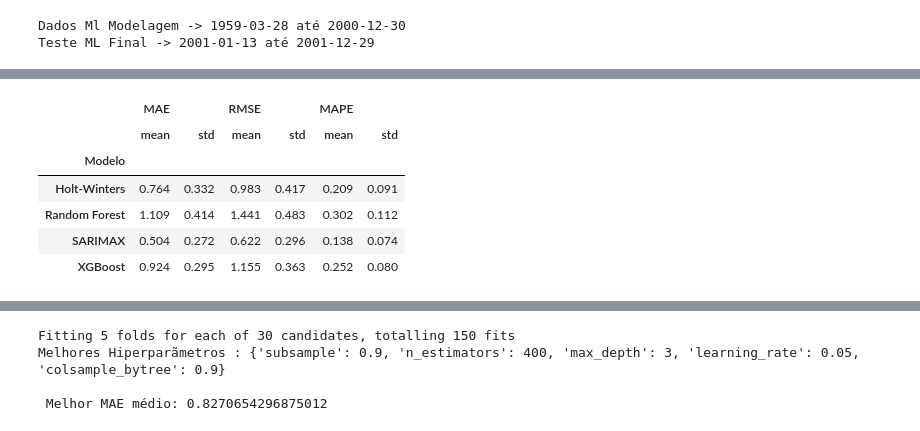
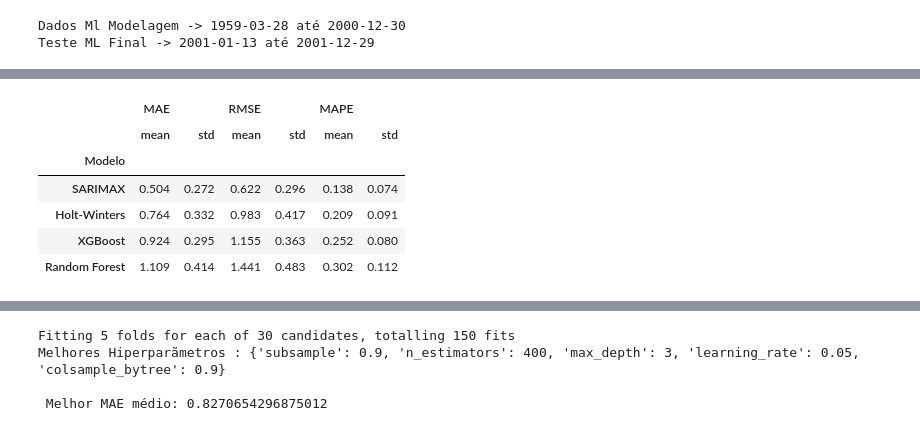
Before and after one commit to RenanTrevelim/co2-forecasting-statistical-vs-ml, a Jupyter notebook: notebooks/03_modelos_series_temporais.ipynb, the cells around one changed output, grey strips where cells are left out. Drawn from its saved outputs; the diff is of its cells as text; code cells hidden in the pictures.

```diff
--- a/notebooks/03_modelos_series_temporais.ipynb
+++ b/notebooks/03_modelos_series_temporais.ipynb
@@ -304,17 +427,22 @@ for fold, (train_idx, val_idx) in enumerate(tscv.split(X_modelagem)):
 # %%
 resultados_rf = pd.DataFrame(resultados_rf)
 resultados_xgb = pd.DataFrame(resultados_xgb)
 
 resultados = pd.concat([resultados_hw, resultados_sarimax, resultados_rf, resultados_xgb], ignore_index=True)
 
 comparacao = (resultados.groupby("Modelo")[["MAE", "RMSE", "MAPE"]].agg(["mean", "std"]).round(3))
 
+comparacao = comparacao.sort_values(
+    by=("MAE", "mean"),
+    ascending=True
+)
+
 comparacao
 # %% [output]
 |  | MAE |  | RMSE |  | MAPE |  |
 |  | mean | std | mean | std | mean | std |
 | Modelo |  |  |  |  |  |  |
+| SARIMAX | 0.504 | 0.272 | 0.622 | 0.296 | 0.138 | 0.074 |
 | Holt-Winters | 0.764 | 0.332 | 0.983 | 0.417 | 0.209 | 0.091 |
+| XGBoost | 0.924 | 0.295 | 1.155 | 0.363 | 0.252 | 0.080 |
 | Random Forest | 1.109 | 0.414 | 1.441 | 0.483 | 0.302 | 0.112 |
-| SARIMAX | 0.504 | 0.272 | 0.622 | 0.296 | 0.138 | 0.074 |
-| XGBoost | 0.924 | 0.295 | 1.155 | 0.363 | 0.252 | 0.080 |
```
Also changed, not shown: parts of 40 cells of this notebook, 1 other file.
